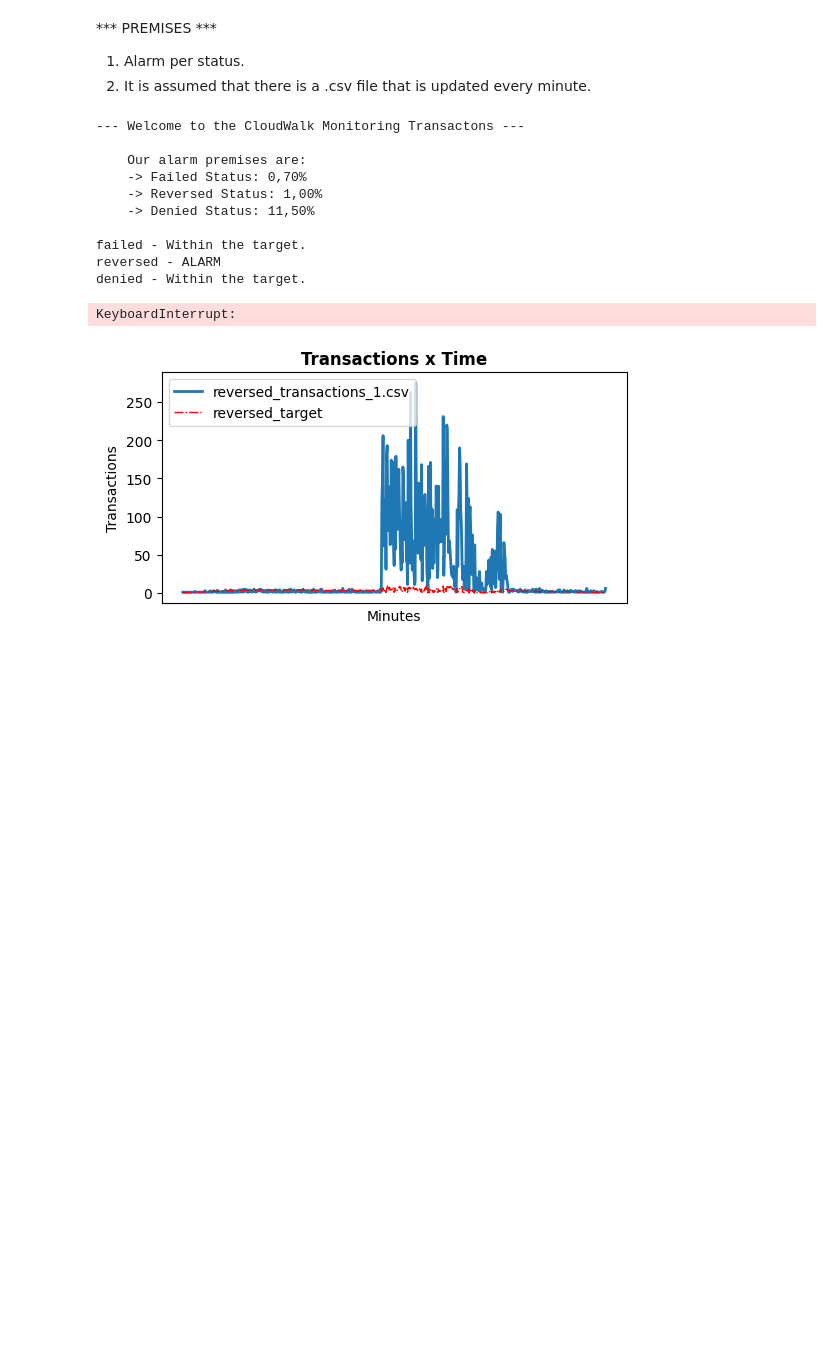
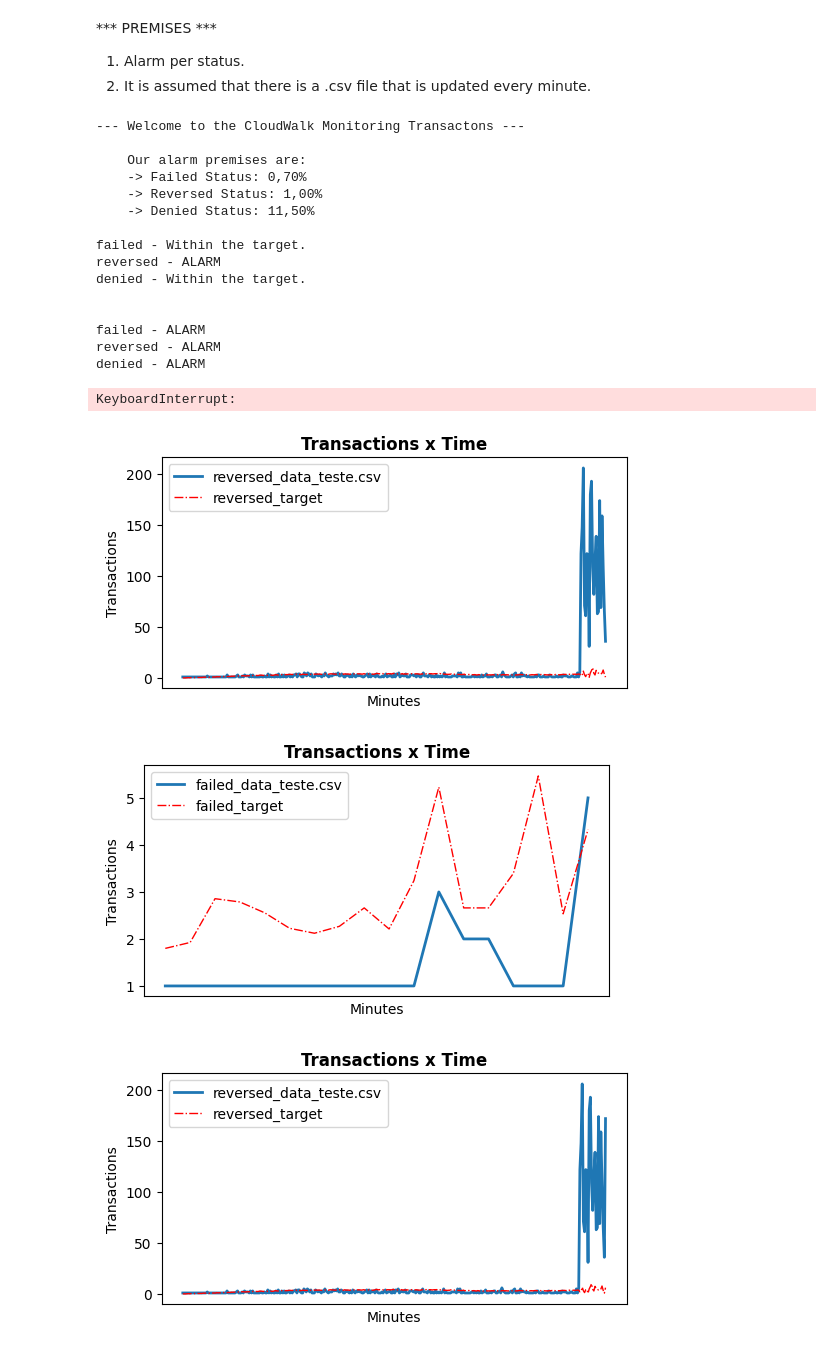
Before and after one commit to pedrofonsecapadilha/CloudWalk_Test, a Jupyter notebook: 3.2-SolveTheProblem.ipynb, the cells around one changed output. Cells and saved outputs as stored; diff of their text form; code cells hidden in the pictures; blank space fills up the shorter version.

Commit message:
data_teste + adjust

```diff
--- a/3.2-SolveTheProblem.ipynb
+++ b/3.2-SolveTheProblem.ipynb
@@ -312,7 +294,7 @@ def status_trans_min(doc, status, new_lines):
     else:
         print(f"\033[1m{status}\033[0;0m - No transaction.")
 # %%
-# PROGRAM
+# FUNCTION - PROGRAM
 
 def csv_update(doc):
 
@@ -347,19 +329,26 @@ def csv_update(doc):
         else:
             print(f"The file \033[1m{doc}\033[0;0m has not been updated !!!\n")
 
-        time.sleep(10)
+        time.sleep(60)
 # %%
-csv_update('transactions_1.csv')
+csv_update('data_teste.csv')
 # %% [output]
 --- Welcome to the CloudWalk Monitoring Transactons ---
 
     Our alarm premises are:
     -> Failed Status: 0,70%
     -> Reversed Status: 1,00%
     -> Denied Status: 11,50%
 
 failed - Within the target.
 reversed - ALARM
 denied - Within the target.
+
+
+failed - ALARM
+reversed - ALARM
+denied - ALARM
 KeyboardInterrupt:
-[figure, old version]
+[figure, new version]
+[figure, added]
+[figure, added]
```
Also changed, not shown: parts of 7 cells of this notebook, 3 other files.
